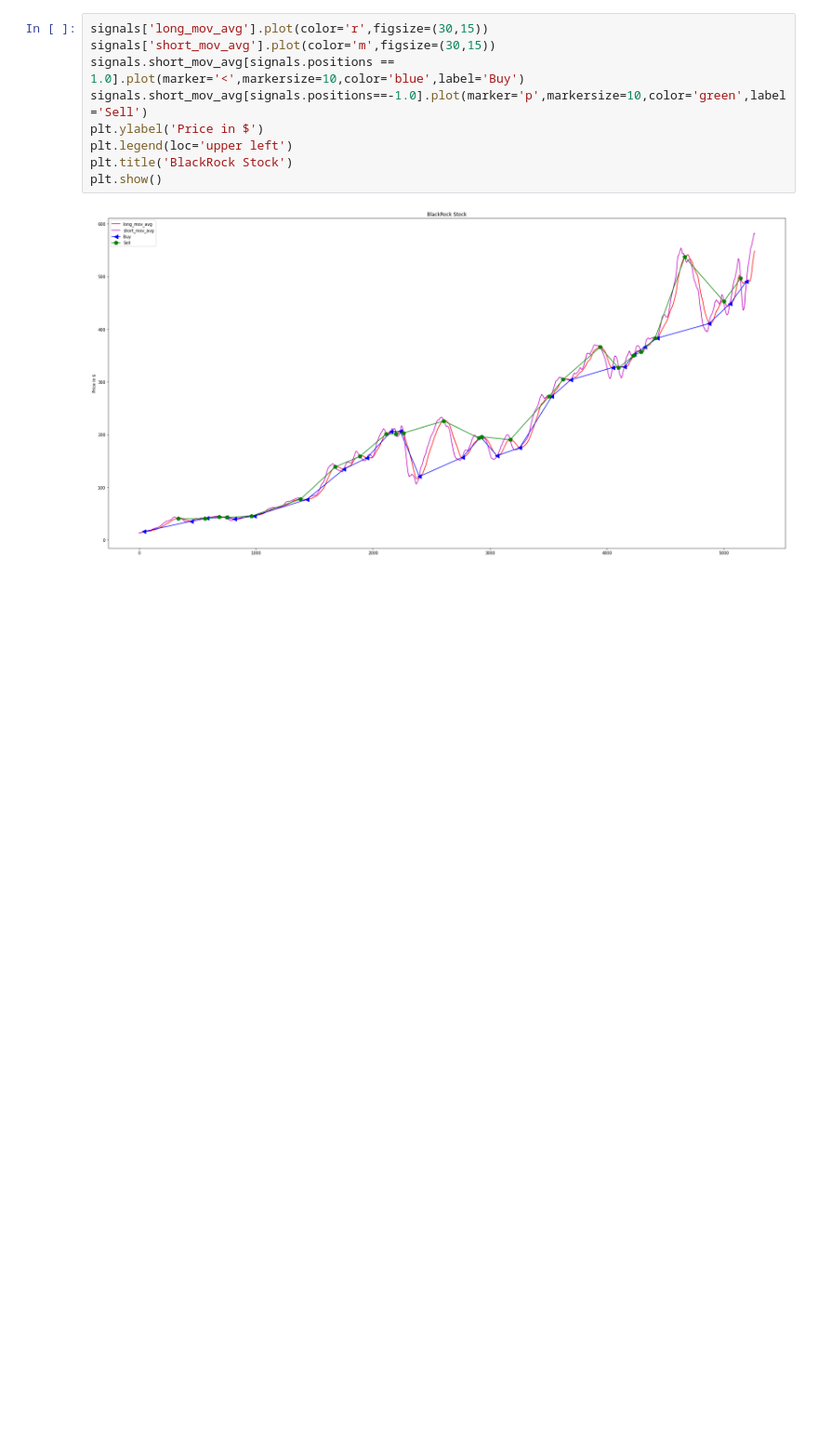
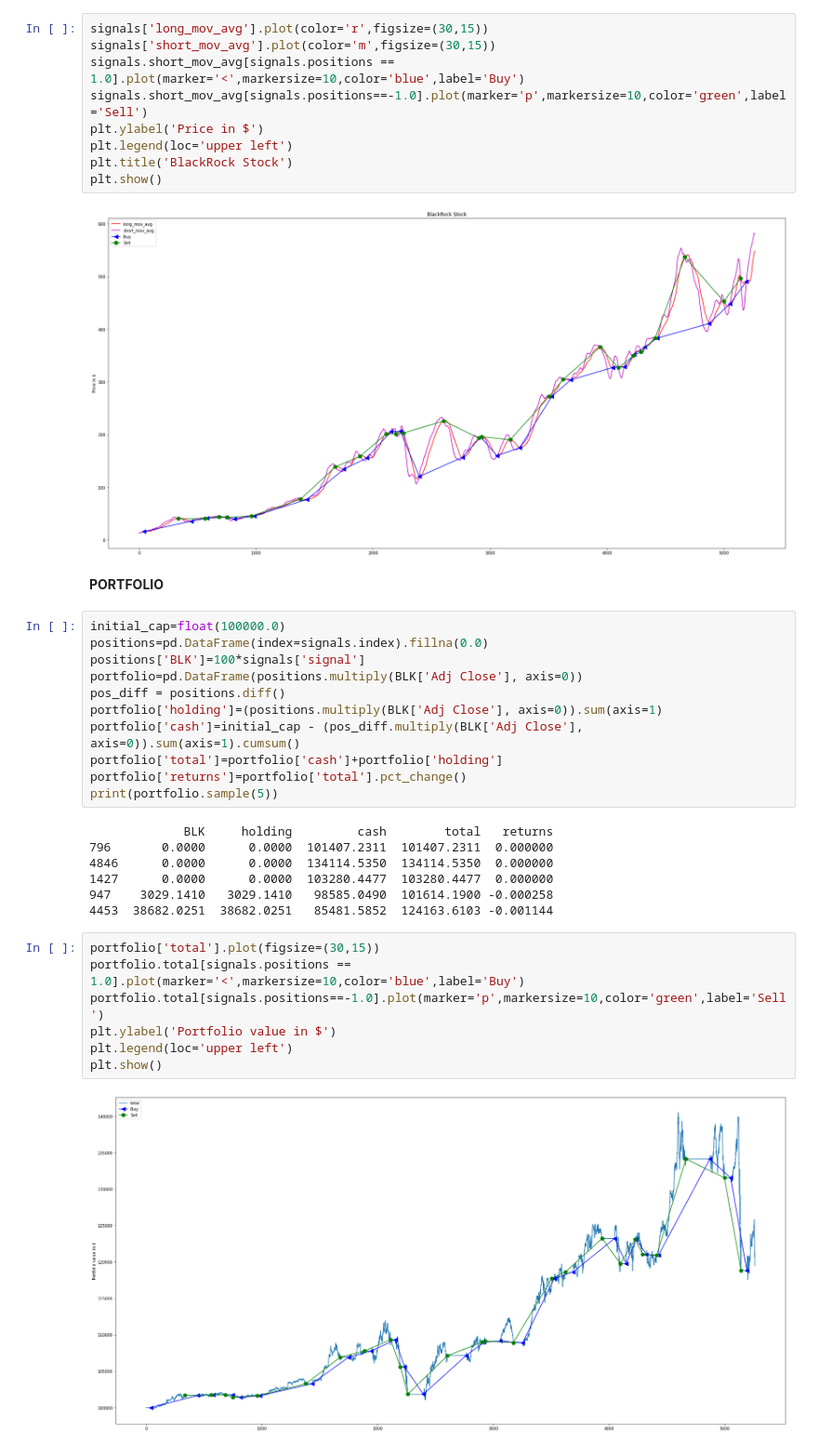
Before and after one commit to DataCrusade1999/Quantitative-Analytics, a Jupyter notebook: Quantitative_Analytics.ipynb, the cells around one changed output. Shown at 93% size. Cells and saved outputs as stored; diff of their text form; blank space fills up the shorter version.

```diff
--- a/Quantitative_Analytics.ipynb
+++ b/Quantitative_Analytics.ipynb
@@ -503,3 +503,32 @@ plt.title('BlackRock Stock')
 plt.show()
 # %% [output]
 [figure]
+# %% [markdown]
+**PORTFOLIO**
+# %%
+initial_cap=float(100000.0)
+positions=pd.DataFrame(index=signals.index).fillna(0.0)
+positions['BLK']=100*signals['signal']
+portfolio=pd.DataFrame(positions.multiply(BLK['Adj Close'], axis=0))
+pos_diff = positions.diff()
+portfolio['holding']=(positions.multiply(BLK['Adj Close'], axis=0)).sum(axis=1)
+portfolio['cash']=initial_cap - (pos_diff.multiply(BLK['Adj Close'], axis=0)).sum(axis=1).cumsum()
+portfolio['total']=portfolio['cash']+portfolio['holding']
+portfolio['returns']=portfolio['total'].pct_change()
+print(portfolio.sample(5))
+# %% [output]
+             BLK     holding         cash        total   returns
+796       0.0000      0.0000  101407.2311  101407.2311  0.000000
+4846      0.0000      0.0000  134114.5350  134114.5350  0.000000
+1427      0.0000      0.0000  103280.4477  103280.4477  0.000000
+947    3029.1410   3029.1410   98585.0490  101614.1900 -0.000258
+4453  38682.0251  38682.0251   85481.5852  124163.6103 -0.001144
+# %%
+portfolio['total'].plot(figsize=(30,15))
+portfolio.total[signals.positions == 1.0].plot(marker='<',markersize=10,color='blue',label='Buy')
+portfolio.total[signals.positions==-1.0].plot(marker='p',markersize=10,color='green',label='Sell')
+plt.ylabel('Portfolio value in $')
+plt.legend(loc='upper left')
+plt.show()
+# %% [output]
+[figure, added]
```
Also changed, not shown: parts of 16 cells of this notebook.
